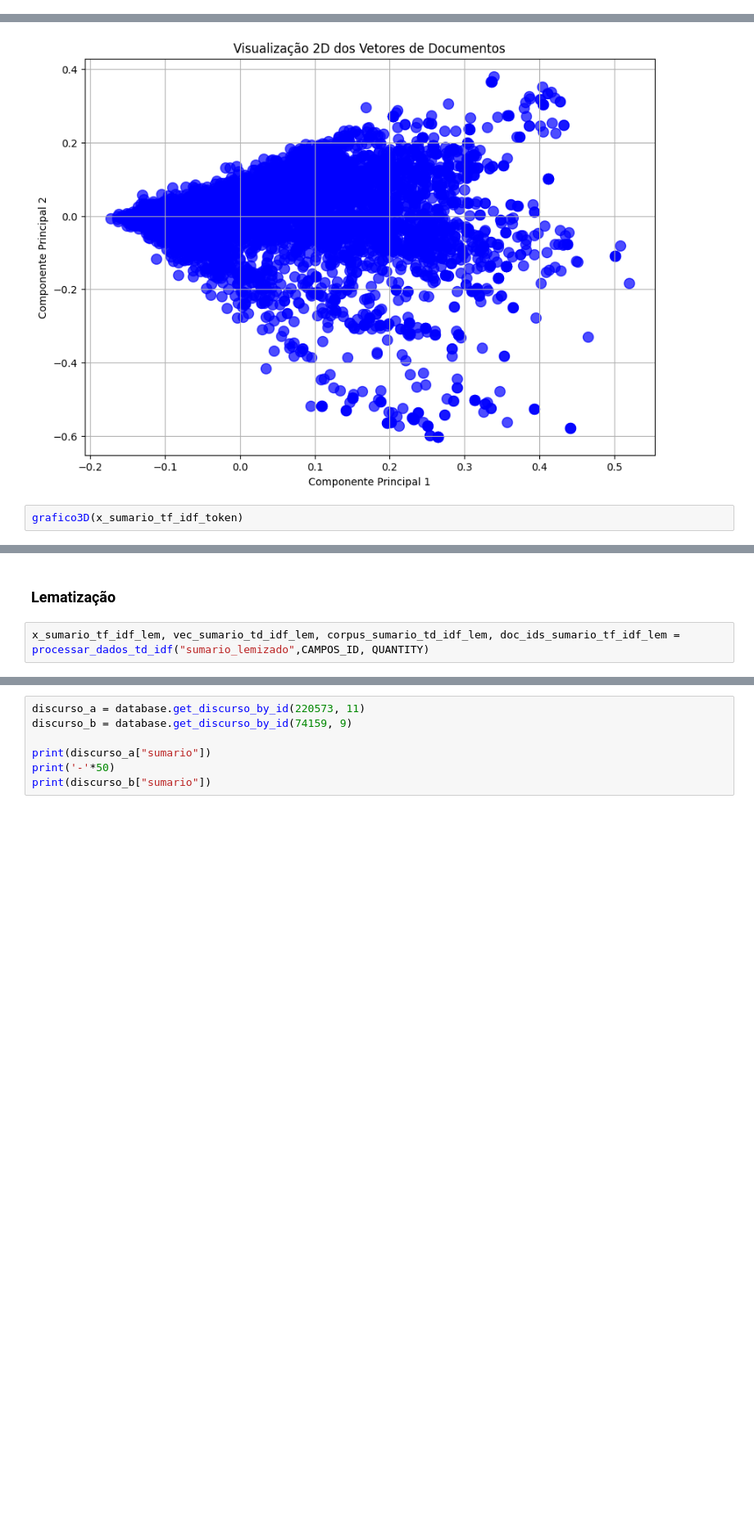
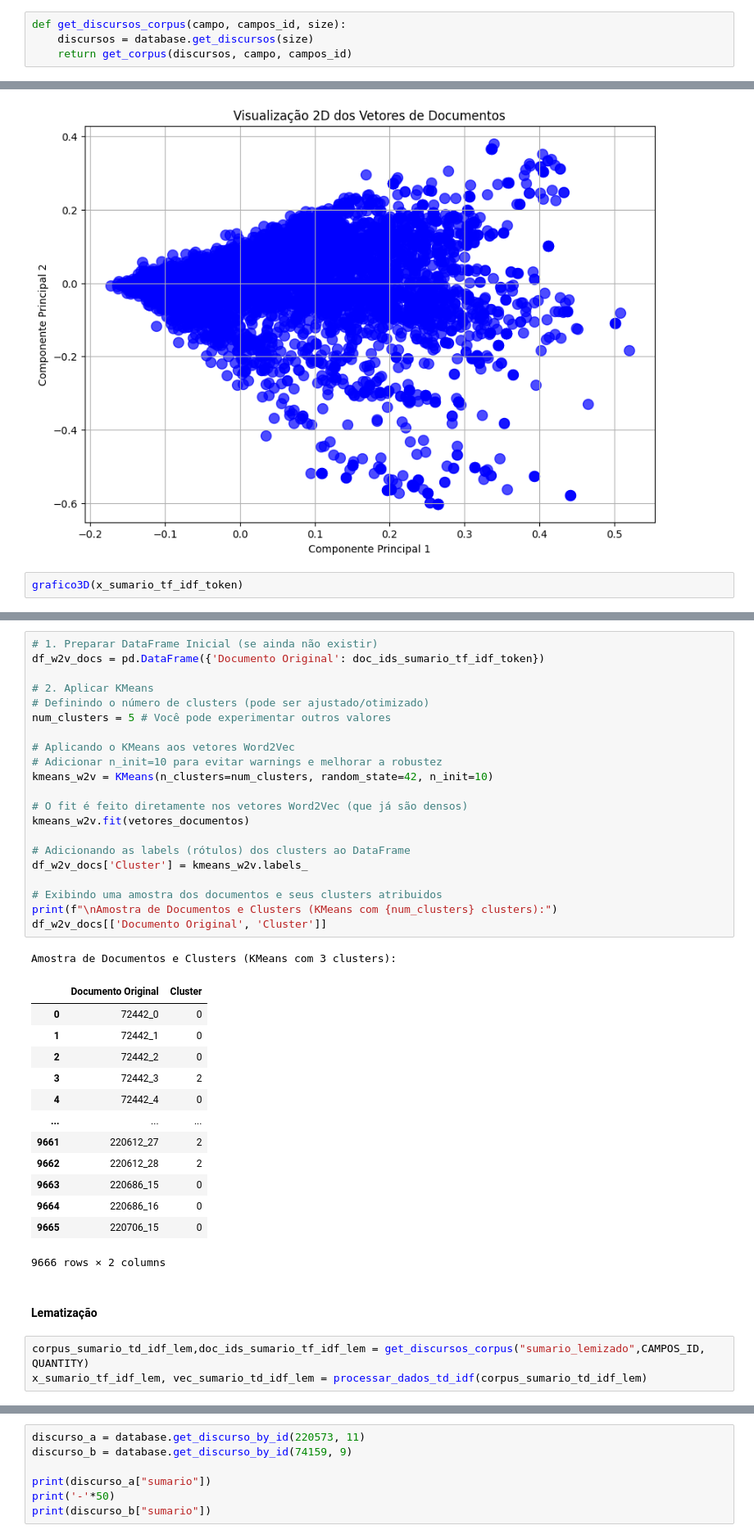
Before and after one commit to micaelol12/PLN, a Jupyter notebook: Trabalho/notebook.ipynb, the cells around one changed output, grey strips where cells are left out. Shown at 82% size. Saved outputs shown, nothing was run; the diff lists cells and outputs as text; blank space fills up the shorter version.

```diff
--- a/Trabalho/notebook.ipynb
+++ b/Trabalho/notebook.ipynb
@@ -53,4 +61,8 @@ def get_corpus(documentos, campo, campos_id=("id", "id_doc")):
             doc_ids.append(id_composto)
 
     return corpus, doc_ids
+# %%
+def get_discursos_corpus(campo, campos_id, size):
+    discursos = database.get_discursos(size)
+    return get_corpus(discursos, campo, campos_id)
 # %%
@@ -301,4 +477,41 @@ grafico3D(x_sumario_tf_idf_token)
+# %%
+# 1. Preparar DataFrame Inicial (se ainda não existir)
+df_w2v_docs = pd.DataFrame({'Documento Original': doc_ids_sumario_tf_idf_token})
+
+# 2. Aplicar KMeans
+# Definindo o número de clusters (pode ser ajustado/otimizado)
+num_clusters = 5 # Você pode experimentar outros valores
+
+# Aplicando o KMeans aos vetores Word2Vec
+# Adicionar n_init=10 para evitar warnings e melhorar a robustez
+kmeans_w2v = KMeans(n_clusters=num_clusters, random_state=42, n_init=10)
+
+# O fit é feito diretamente nos vetores Word2Vec (que já são densos)
+kmeans_w2v.fit(vetores_documentos)
+
+# Adicionando as labels (rótulos) dos clusters ao DataFrame
+df_w2v_docs['Cluster'] = kmeans_w2v.labels_
+
+# Exibindo uma amostra dos documentos e seus clusters atribuidos
+print(f"\nAmostra de Documentos e Clusters (KMeans com {num_clusters} clusters):")
+df_w2v_docs[['Documento Original', 'Cluster']]
+# %% [output]
+Amostra de Documentos e Clusters (KMeans com 3 clusters):
+|  | Documento Original | Cluster |
+| 0 | 72442_0 | 0 |
+| 1 | 72442_1 | 0 |
+| 2 | 72442_2 | 0 |
+| 3 | 72442_3 | 2 |
+| 4 | 72442_4 | 0 |
+| ... | ... | ... |
+| 9661 | 220612_27 | 2 |
+| 9662 | 220612_28 | 2 |
+| 9663 | 220686_15 | 0 |
+| 9664 | 220686_16 | 0 |
+| 9665 | 220706_15 | 0 |
+9666 rows × 2 columns
 # %% [markdown]
-### Lematização
+#### Lematização
 # %%
-x_sumario_tf_idf_lem, vec_sumario_td_idf_lem, corpus_sumario_td_idf_lem, doc_ids_sumario_tf_idf_lem = processar_dados_td_idf("sumario_lemizado",CAMPOS_ID, QUANTITY)
+corpus_sumario_td_idf_lem,doc_ids_sumario_tf_idf_lem = get_discursos_corpus("sumario_lemizado",CAMPOS_ID, QUANTITY)
+x_sumario_tf_idf_lem, vec_sumario_td_idf_lem = processar_dados_td_idf(corpus_sumario_td_idf_lem)
```
Also changed, not shown: parts of 28 cells of this notebook.
